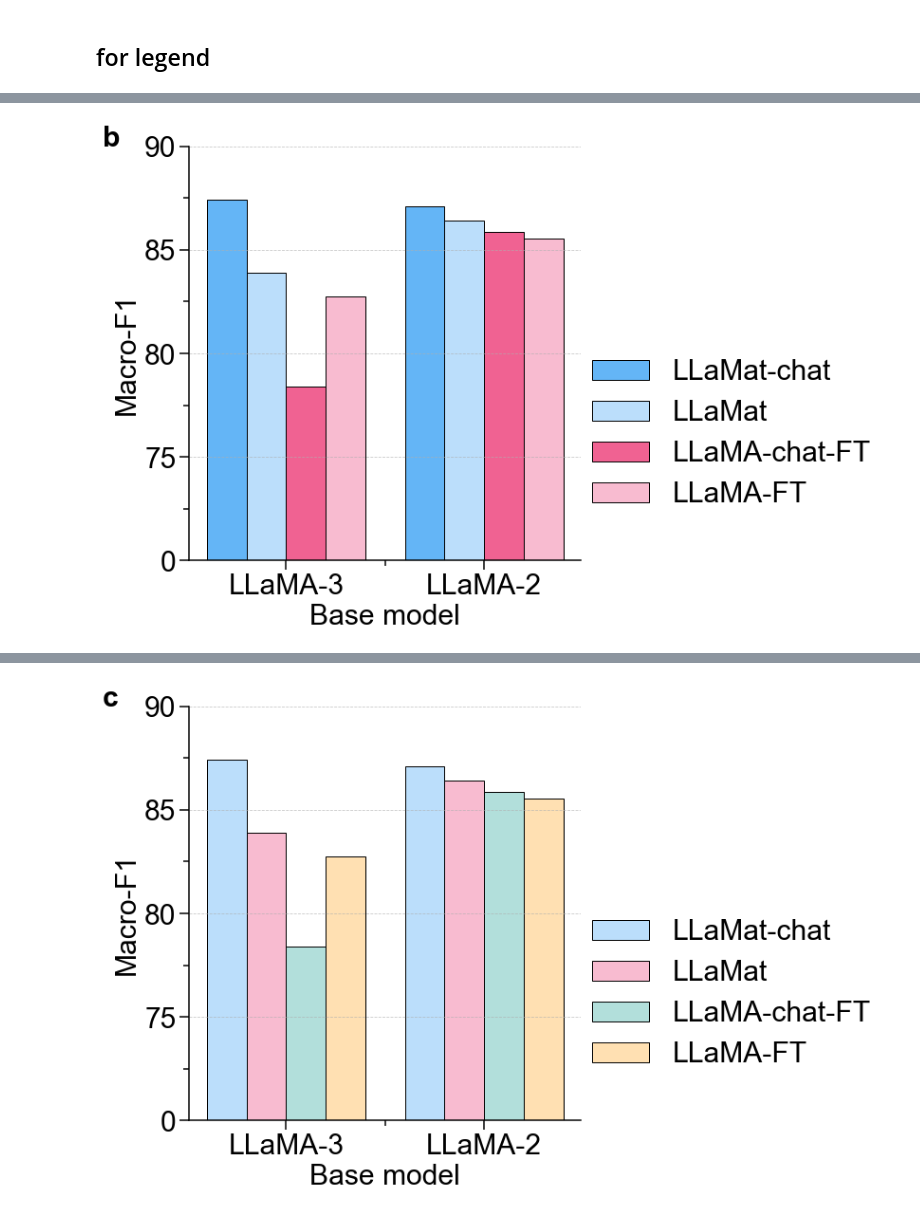
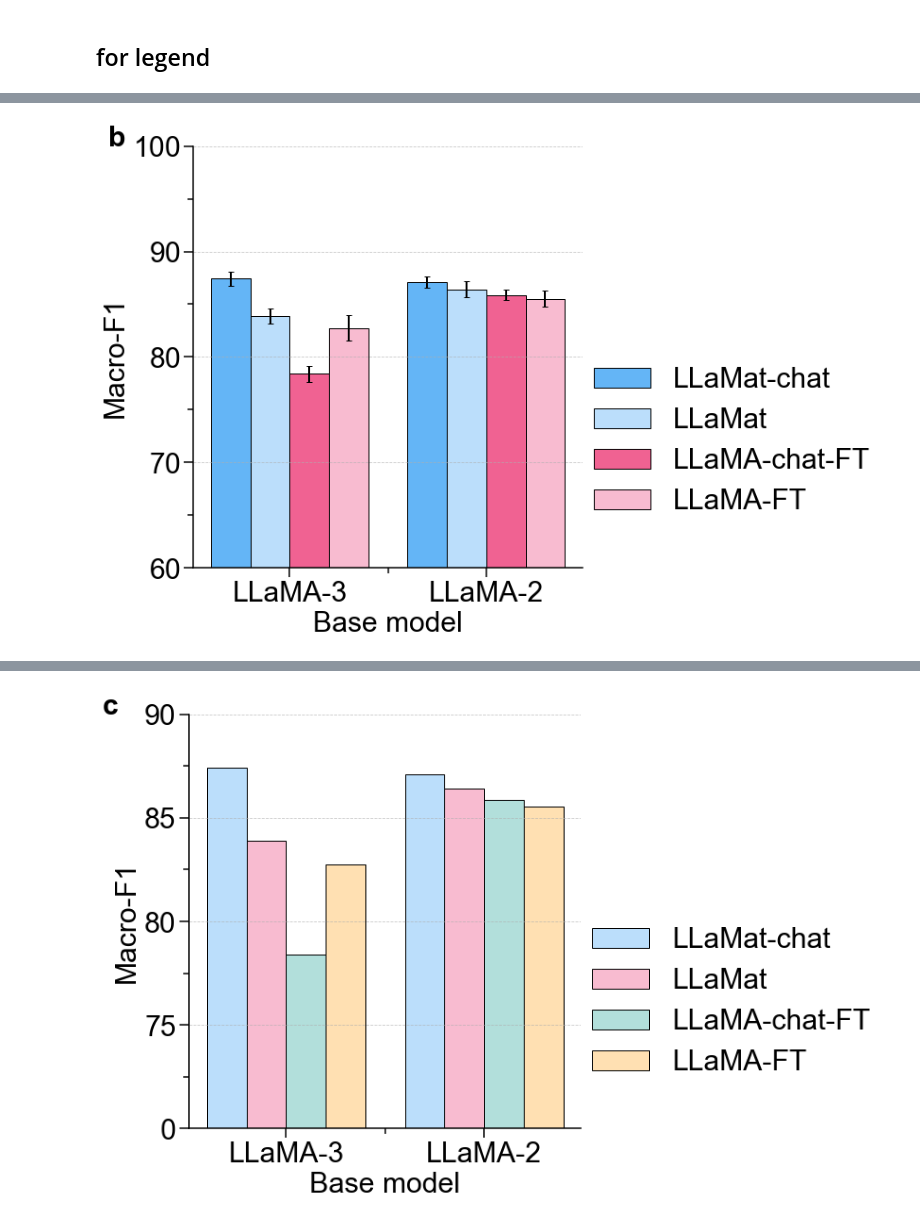
Before and after one commit to M3RG-IITD/llamat, a Jupyter notebook: plots/fig2.ipynb, the cells around one changed output, grey strips where cells are left out. Cells and saved outputs as stored; diff of their text form; code cells hidden in the pictures.

```diff
--- a/plots/fig2.ipynb
+++ b/plots/fig2.ipynb
@@ -263,39 +358,43 @@ orange = ["#E65100", "#FB8C00", "#FFB74D", "#FFE0B2"]
 blues = ["#0D47A1", "#1976D2", "#42A5F5", "#BBDEFB"]
 teals = ["#004D40", "#00796B", "#26A69A", "#B2DFDB"]
 
 news = [blues[-1], pinks[-1], teals[-1], orange[-1]]
 cids =  news
 # Plot bars for each category
-ax.bar(positions[0], [micro_f1_3[0], macro_f1_3[0]], bar_width, ec='k', label="LLaMat-chat", color='#64B5F6')
-ax.bar(positions[1], [micro_f1_3[1], macro_f1_3[1]], bar_width, ec='k', label="LLaMat", color=blues[-1]) #1E88E5
-ax.bar(positions[2], [micro_f1_3[2], macro_f1_3[2]], bar_width, ec='k', label="LLaMA-chat-FT", color='#F06292')
-ax.bar(positions[3], [micro_f1_3[3], macro_f1_3[3]], bar_width, ec='k', label="LLaMA-FT", color=pinks[-1])
+ax.bar(positions[0], [micro_f1_3[0], macro_f1_3[0]], bar_width, ec='k', yerr= [macro_f1_2_std_l3[0], macro_f1_2_std_l2[0]], label="LLaMat-chat", color='#64B5F6')
+ax.bar(positions[1], [micro_f1_3[1], macro_f1_3[1]], bar_width, ec='k', yerr= [macro_f1_2_std_l3[1], macro_f1_2_std_l2[1]], label="LLaMat", color=blues[-1]) #1E88E5
+ax.bar(positions[2], [micro_f1_3[2], macro_f1_3[2]], bar_width, ec='k', yerr= [macro_f1_2_std_l3[2], macro_f1_2_std_l2[2]], label="LLaMA-chat-FT", color='#F06292')
+ax.bar(positions[3], [micro_f1_3[3], macro_f1_3[3]], bar_width, ec='k', yerr= [macro_f1_2_std_l3[3], macro_f1_2_std_l2[3]], label="LLaMA-FT", color=pinks[-1])
 
 # Customize the plot
 # ax.set_title("LLAMA-3 Scores (Micro-F1 and Macro-F1)", fontsize=20)
 ax.set_xlabel("Base model")
 ax.set_ylabel("Macro-F1")
 ax.set_xticks(x)
 ax.set_xticklabels(scores)
 ax.legend( title_fontsize=20, loc=[1, 0.1])
 ax.grid(axis="y", linestyle="--", alpha=0.7)
-plt.ylim(70,90)
 
-ax.set_yticklabels([0,75, 80, 85, 90])
+
+
 # Adjust layout and display
 plt.tight_layout()
 plt.text(-0.22, 1, 'b', transform=ax.transAxes, fontweight='bold')
 # plt.title('LLMat-3 and LLaMA-3\n')
 ax.spines['top'].set_visible(False)  # Disable the top axis
 ax.spines['right'].set_visible(False)  # Disable the left axis
 ax.yaxis.set_ticks_position('left')  # Remove left (y-axis) ticks
 ax.xaxis.set_ticks_position('bottom')  # Remove top (x-axis) ticks
 
 ax.tick_params(axis='x', which='both', direction='out')  # Move x-axis ticks outside
 ax.tick_params(axis='y', which='both', direction='out')  # Move y-axis ticks outside
-# bax = brokenaxes(ylims=((0, 5), (65, 95)), hspace=0.25)
-plt.savefig('fig2_legend_b.png',dpi=600, bbox_inches='tight')
+
+ax.set_ylim(60,100)
+
+plt.savefig('fig2_legend_b-macro.png',dpi=600, bbox_inches='tight')
+
+# ax.set_yticklabels([0, 60, 80, 100])
 
 plt.show()
 # %% [output]
-[figure, old version]
+[figure, new version]
```
Also changed, not shown: parts of 46 cells of this notebook, 42 other files.
